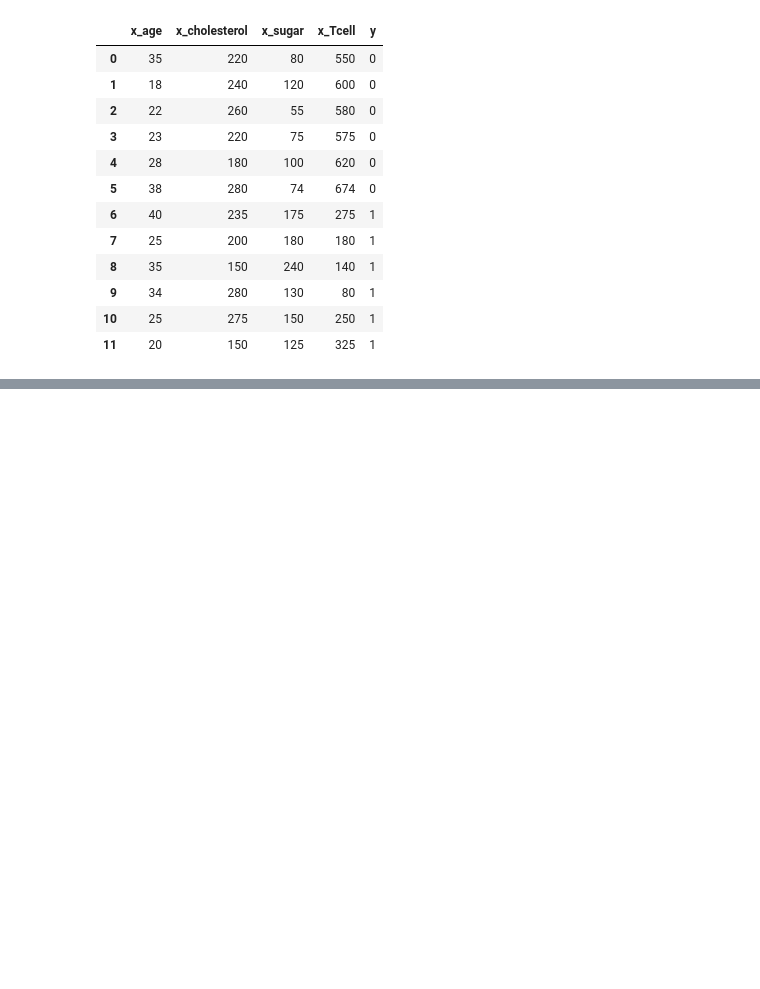
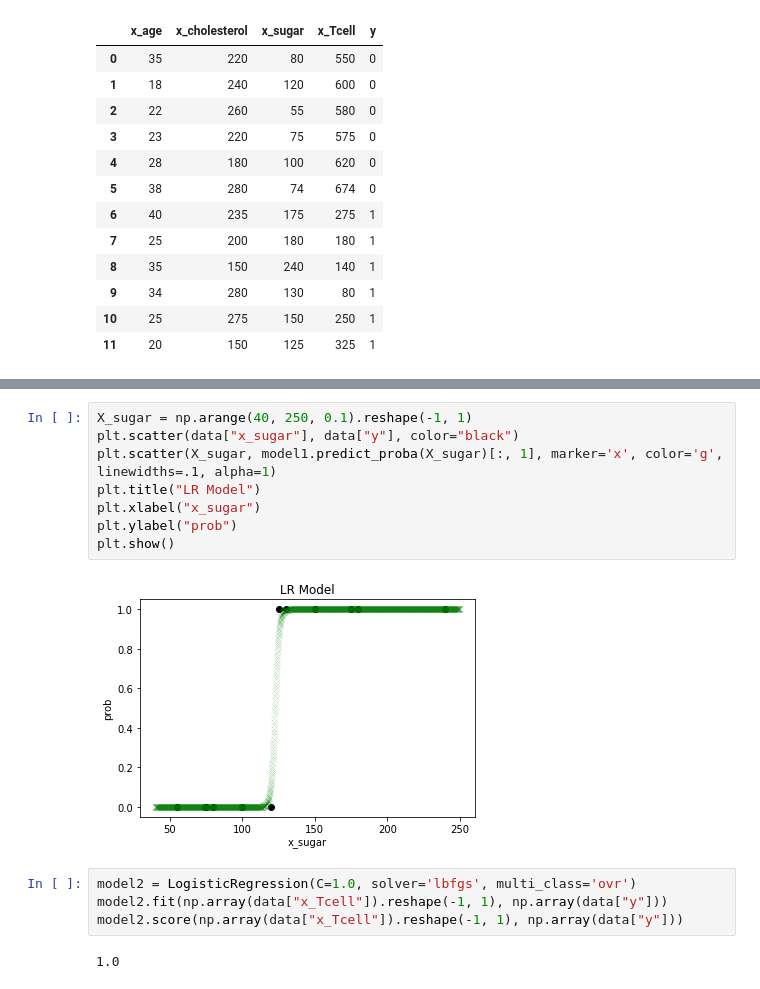
Before and after one commit to caieleven/python_code, a Jupyter notebook: MachineLearning/problem2.ipynb, the cells around one changed output, grey strips where cells are left out. Cells and saved outputs as stored; diff of their text form; blank space fills up the shorter version.

```diff
--- a/MachineLearning/problem2.ipynb
+++ b/MachineLearning/problem2.ipynb
@@ -49,0 +65,16 @@ plt.show()
+# %%
+X_sugar = np.arange(40, 250, 0.1).reshape(-1, 1)
+plt.scatter(data["x_sugar"], data["y"], color="black")
+plt.scatter(X_sugar, model1.predict_proba(X_sugar)[:, 1], marker='x', color='g', linewidths=.1, alpha=1)
+plt.title("LR Model")
+plt.xlabel("x_sugar")
+plt.ylabel("prob")
+plt.show()
+# %% [output]
+[figure, added]
+# %%
+model2 = LogisticRegression(C=1.0, solver='lbfgs', multi_class='ovr')
+model2.fit(np.array(data["x_Tcell"]).reshape(-1, 1), np.array(data["y"]))
+model2.score(np.array(data["x_Tcell"]).reshape(-1, 1), np.array(data["y"]))
+# %% [output]
+1.0
```
Also changed, not shown: parts of 5 cells of this notebook, 4 other files.
